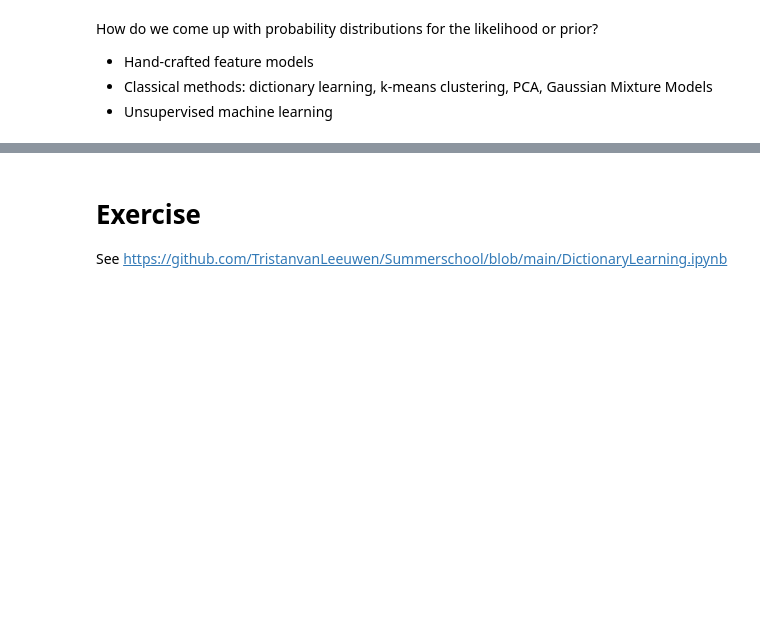
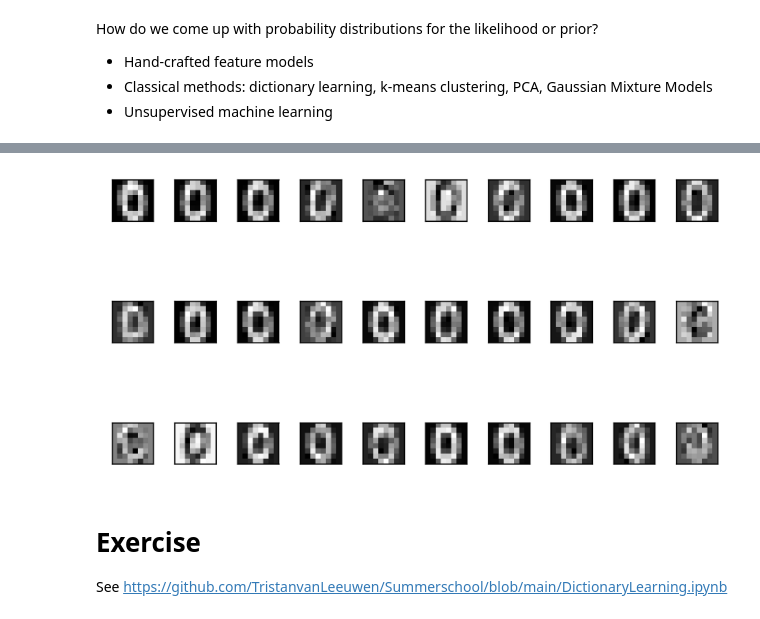
Before and after one commit to TristanvanLeeuwen/Masterclass_IP, a Jupyter notebook: lectures/Bayesian_ip.ipynb, the cells around one changed output, grey strips where cells are left out. Cells and saved outputs as stored; diff of their text form; code cells hidden in the pictures; blank space fills up the shorter version.

```diff
--- a/lectures/Bayesian_ip.ipynb
+++ b/lectures/Bayesian_ip.ipynb
@@ -210,3 +210,13 @@ show_data(U_train[:30],3,10)
+# %%
+mu    = np.mean(U_train,axis=0)
+Sigma = (U_train.T@U_train)/U_train.shape[0]
+R     = np.linalg.cholesky(Sigma + 1e-16*np.eye(64))
+
+U = np.reshape(mu,(64,1)) + R@np.random.randn(64,30)
+# %%
+show_data(U.T,3,10)
+# %% [output]
+[figure, added]
 # %% [markdown]
 # Exercise
 
```
Also changed, not shown: parts of 5 cells of this notebook.
